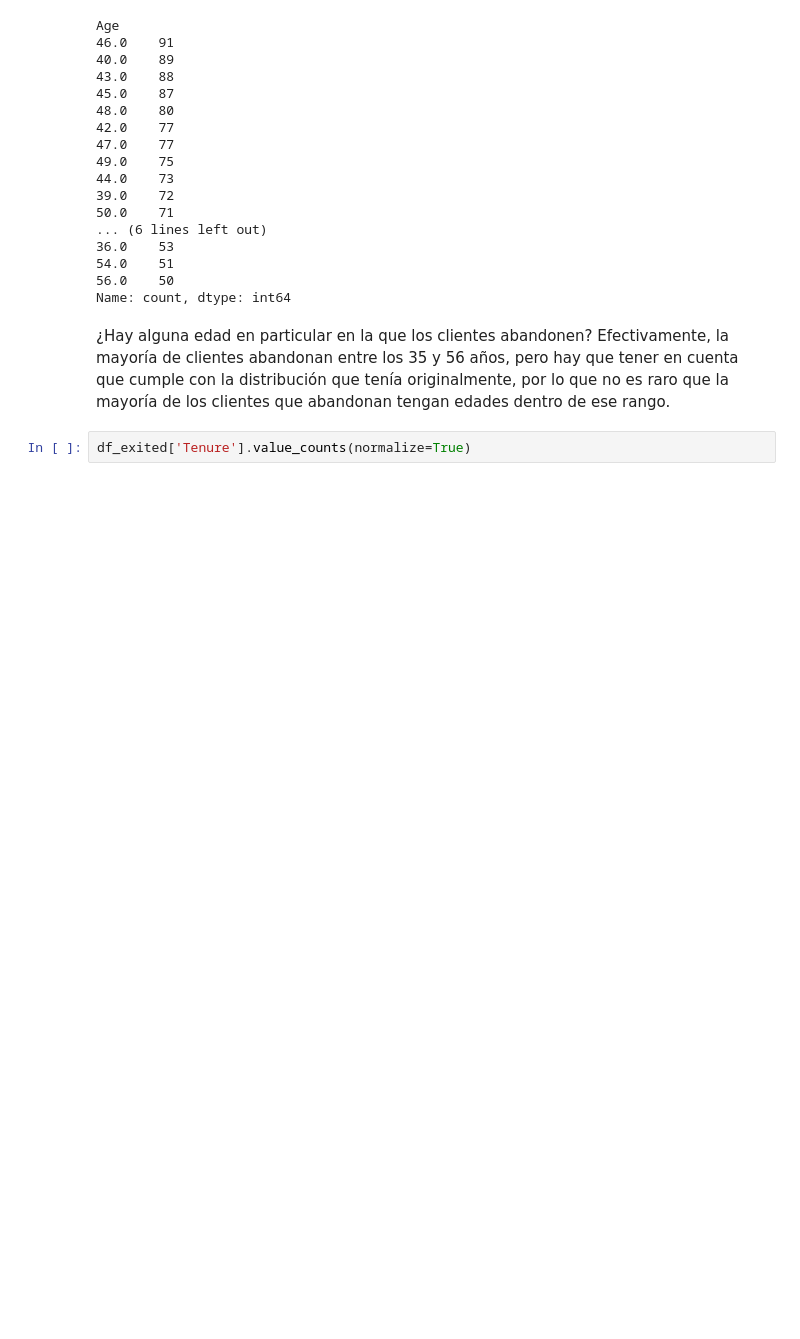
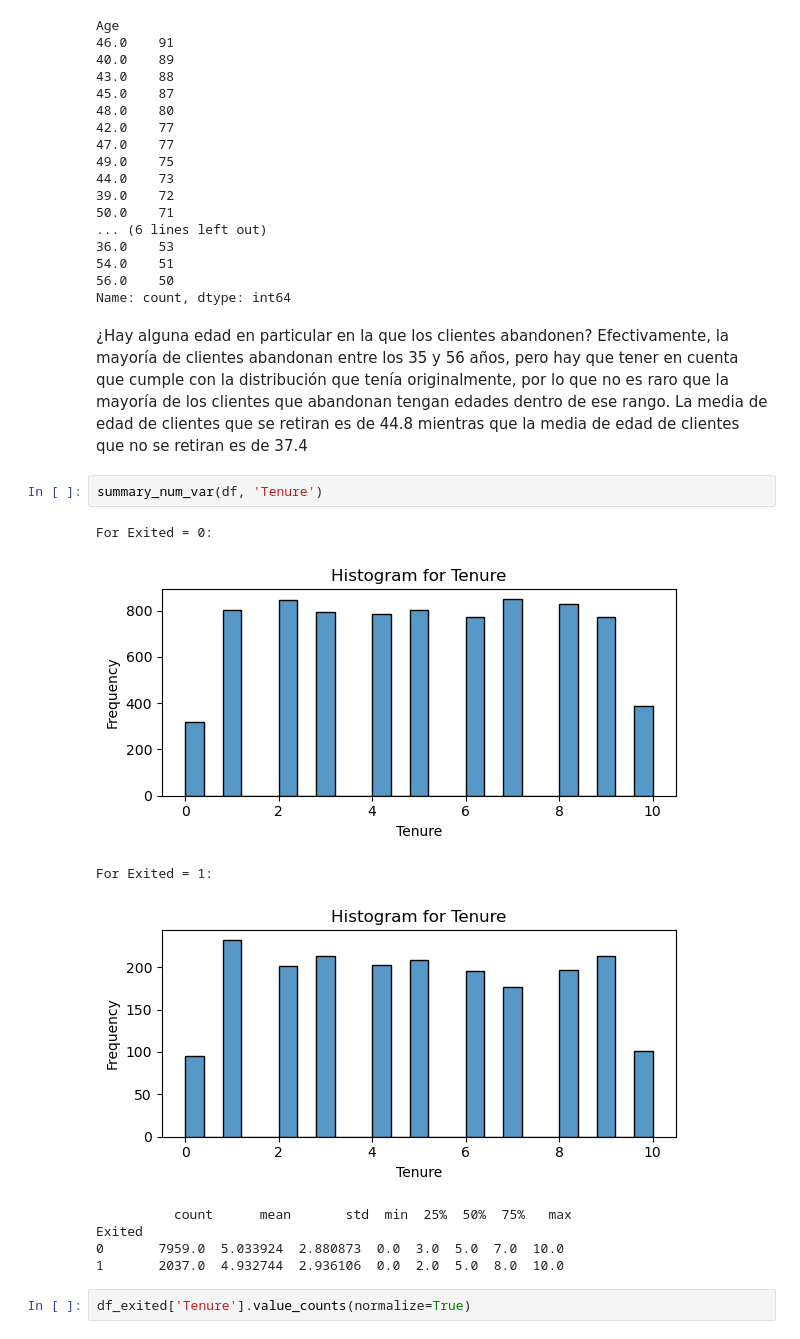
Before and after one commit to davexat/Customer_Churn_Predictor, a Jupyter notebook: notebooks/2.0_dsb_data_exploration.ipynb, the cells around one changed output. Drawn from its saved outputs; the diff is of its cells as text; blank space fills up the shorter version.

```diff
--- a/notebooks/2.0_dsb_data_exploration.ipynb
+++ b/notebooks/2.0_dsb_data_exploration.ipynb
@@ -145,7 +181,18 @@ Age
 Name: count, dtype: int64
 # %% [markdown]
 ¿Hay alguna edad en particular en la que los clientes abandonen?
-Efectivamente, la mayoría de clientes abandonan entre los 35 y 56 años, pero hay que tener en cuenta que cumple con la distribución que tenía originalmente, por lo que no es raro que la mayoría de los clientes que abandonan tengan edades dentro de ese rango.
+Efectivamente, la mayoría de clientes abandonan entre los 35 y 56 años, pero hay que tener en cuenta que cumple con la distribución que tenía originalmente, por lo que no es raro que la mayoría de los clientes que abandonan tengan edades dentro de ese rango. La media de edad de clientes que se retiran es de 44.8 mientras que la media de edad de clientes que no se retiran es de 37.4
+# %%
+summary_num_var(df, 'Tenure')
+# %% [output]
+For Exited = 0:
+[figure, added]
+For Exited = 1:
+[figure, added]
+          count      mean       std  min  25%  50%  75%   max
+Exited
+0       7959.0  5.033924  2.880873  0.0  3.0  5.0  7.0  10.0
+1       2037.0  4.932744  2.936106  0.0  2.0  5.0  8.0  10.0
 # %%
 df_exited['Tenure'].value_counts(normalize=True)
 # %% [output]
```
Also changed, not shown: parts of 39 cells of this notebook.
